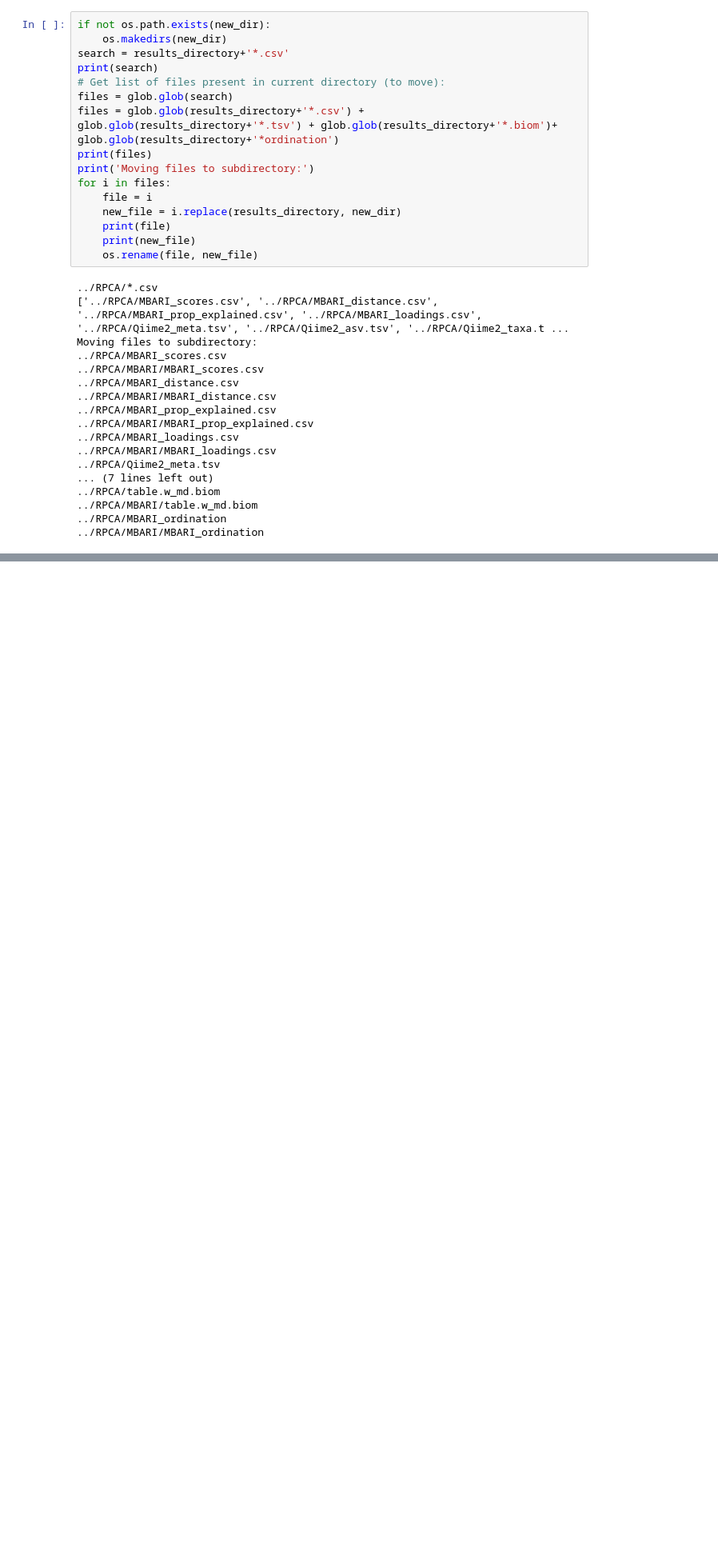
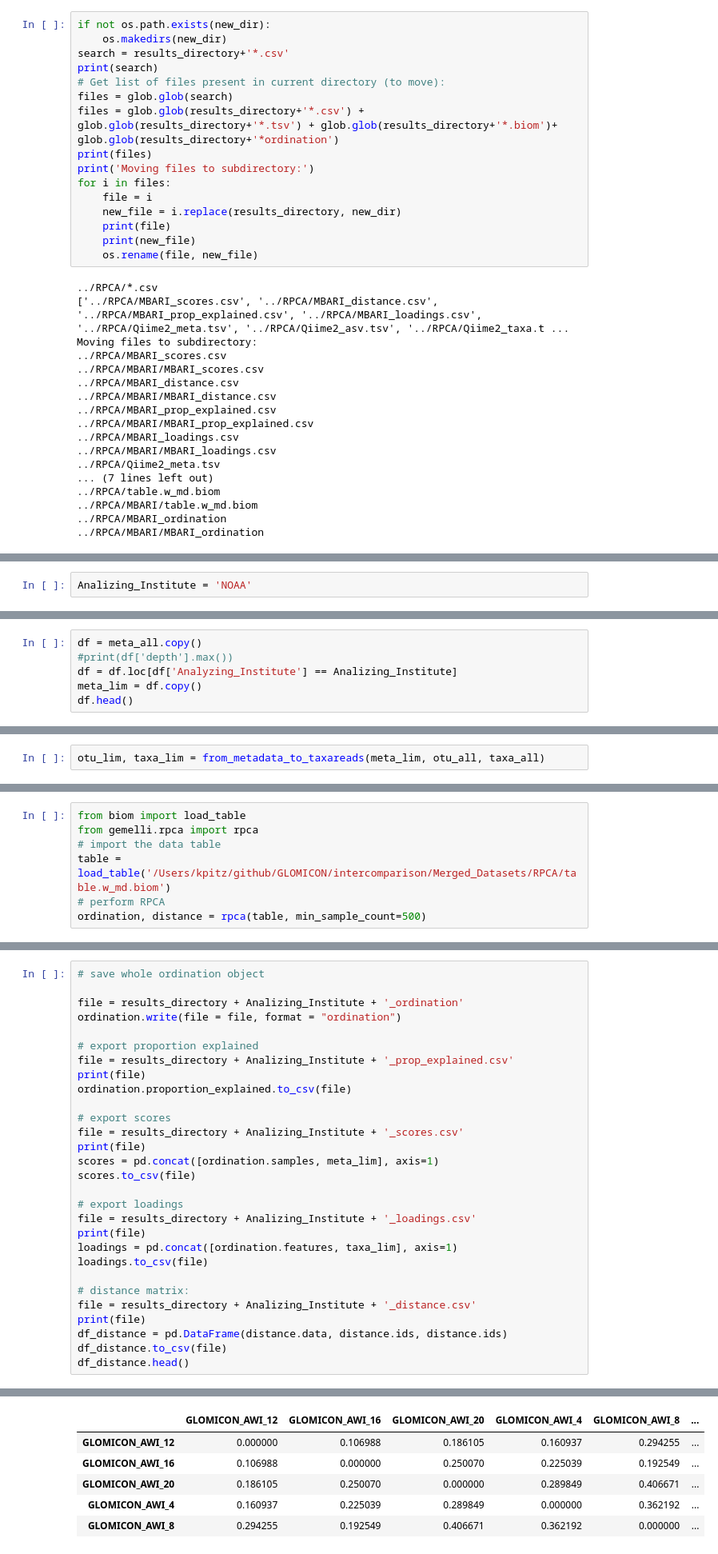
Before and after one commit to GLOMICON/intercomparison, a Jupyter notebook: Merged_Datasets/scripts/RPCA_Gemelli.ipynb, the cells around one changed output, grey strips where cells are left out. Shown: that part at 80% size. Cells and saved outputs as stored; diff of their text form; blank space fills up the shorter version.

```diff
--- a/Merged_Datasets/scripts/RPCA_Gemelli.ipynb
+++ b/Merged_Datasets/scripts/RPCA_Gemelli.ipynb
@@ -713,0 +716,2 @@ Moving files to subdirectory:
+# %%
+Analizing_Institute = 'NOAA'
@@ -713,0 +722,6 @@ Moving files to subdirectory:
+# %%
+df = meta_all.copy()
+#print(df['depth'].max())
+df = df.loc[df['Analyzing_Institute'] == Analizing_Institute]
+meta_lim = df.copy()
+df.head()
@@ -713,0 +736,2 @@ Moving files to subdirectory:
+# %%
+otu_lim, taxa_lim = from_metadata_to_taxareads(meta_lim, otu_all, taxa_all)
@@ -713,0 +790,7 @@ Moving files to subdirectory:
+# %%
+from biom import load_table
+from gemelli.rpca import rpca
+# import the data table
+table = load_table('/Users/kpitz/github/GLOMICON/intercomparison/Merged_Datasets/RPCA/table.w_md.biom')
+# perform RPCA
+ordination, distance = rpca(table, min_sample_count=500)
@@ -713,0 +804,30 @@ Moving files to subdirectory:
+# %%
+# save whole ordination object
+
+file = results_directory + Analizing_Institute + '_ordination'
+ordination.write(file = file, format = "ordination")
+
+# export proportion explained
+file = results_directory + Analizing_Institute + '_prop_explained.csv'
+print(file)
+ordination.proportion_explained.to_csv(file)
+
+# export scores
+file = results_directory + Analizing_Institute + '_scores.csv'
+print(file)
+scores = pd.concat([ordination.samples, meta_lim], axis=1)
+scores.to_csv(file)
+
+# export loadings
+file = results_directory + Analizing_Institute + '_loadings.csv'
+print(file)
+loadings = pd.concat([ordination.features, taxa_lim], axis=1)
+loadings.to_csv(file)
+
+# distance matrix:
+file = results_directory + Analizing_Institute + '_distance.csv'
+print(file)
+df_distance = pd.DataFrame(distance.data, distance.ids, distance.ids)
+df_distance.to_csv(file)
+df_distance.head()
+# %% [output]
@@ -713,0 +838,6 @@ Moving files to subdirectory:
+|  | GLOMICON_AWI_12 | GLOMICON_AWI_16 | GLOMICON_AWI_20 | GLOMICON_AWI_4 | GLOMICON_AWI_8 | ... |
+| GLOMICON_AWI_12 | 0.000000 | 0.106988 | 0.186105 | 0.160937 | 0.294255 | ... |
+| GLOMICON_AWI_16 | 0.106988 | 0.000000 | 0.250070 | 0.225039 | 0.192549 | ... |
+| GLOMICON_AWI_20 | 0.186105 | 0.250070 | 0.000000 | 0.289849 | 0.406671 | ... |
+| GLOMICON_AWI_4 | 0.160937 | 0.225039 | 0.289849 | 0.000000 | 0.362192 | ... |
+| GLOMICON_AWI_8 | 0.294255 | 0.192549 | 0.406671 | 0.362192 | 0.000000 | ... |
```
Also changed, not shown: parts of 16 cells of this notebook, 52 other files.
